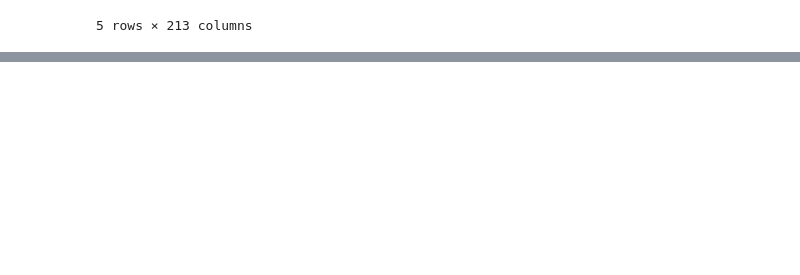
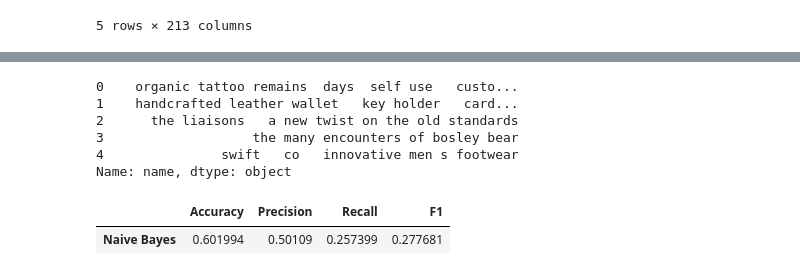
Before and after one commit to miamedra2/Multiclass_NLP, a Jupyter notebook: Multiclass_NLP.ipynb, the cells around one changed output, grey strips where cells are left out. Saved outputs shown, nothing was run; the diff lists cells and outputs as text; code cells hidden in the pictures; blank space fills up the shorter version.

```diff
--- a/Multiclass_NLP.ipynb
+++ b/Multiclass_NLP.ipynb
@@ -317,2 +455,2 @@ df2.head()
 # %%
-df = pd.concat([df1, df2], axis=1, join='inner')
+df_clean = pd.concat([df1, df2], axis=1, join='inner')
@@ -445,0 +457,20 @@ df2.drop(['state', 'name'], axis=1)
+# %%
+df_clean['name'].head()
+# %% [output]
+0    organic tattoo remains  days  self use   custo...
+1    handcrafted leather wallet   key holder   card...
+2      the liaisons   a new twist on the old standards
+3                   the many encounters of bosley bear
+4               swift   co   innovative men s footwear
+Name: name, dtype: object
+# %%
+vect = CountVectorizer(stop_words='english')
+# %%
+df_clean['name'] = df_clean['name'].apply(lambda x: preprocess_text(x))
+# %%
+model, stats = tokenize_test(vect, df_clean['name'], df_clean['enum_state'])
+# %%
+stats
+# %% [output]
+|  | Accuracy | Precision | Recall | F1 |
+| Naive Bayes | 0.601994 | 0.50109 | 0.257399 | 0.277681 |
```
Also changed, not shown: parts of 26 cells of this notebook.
